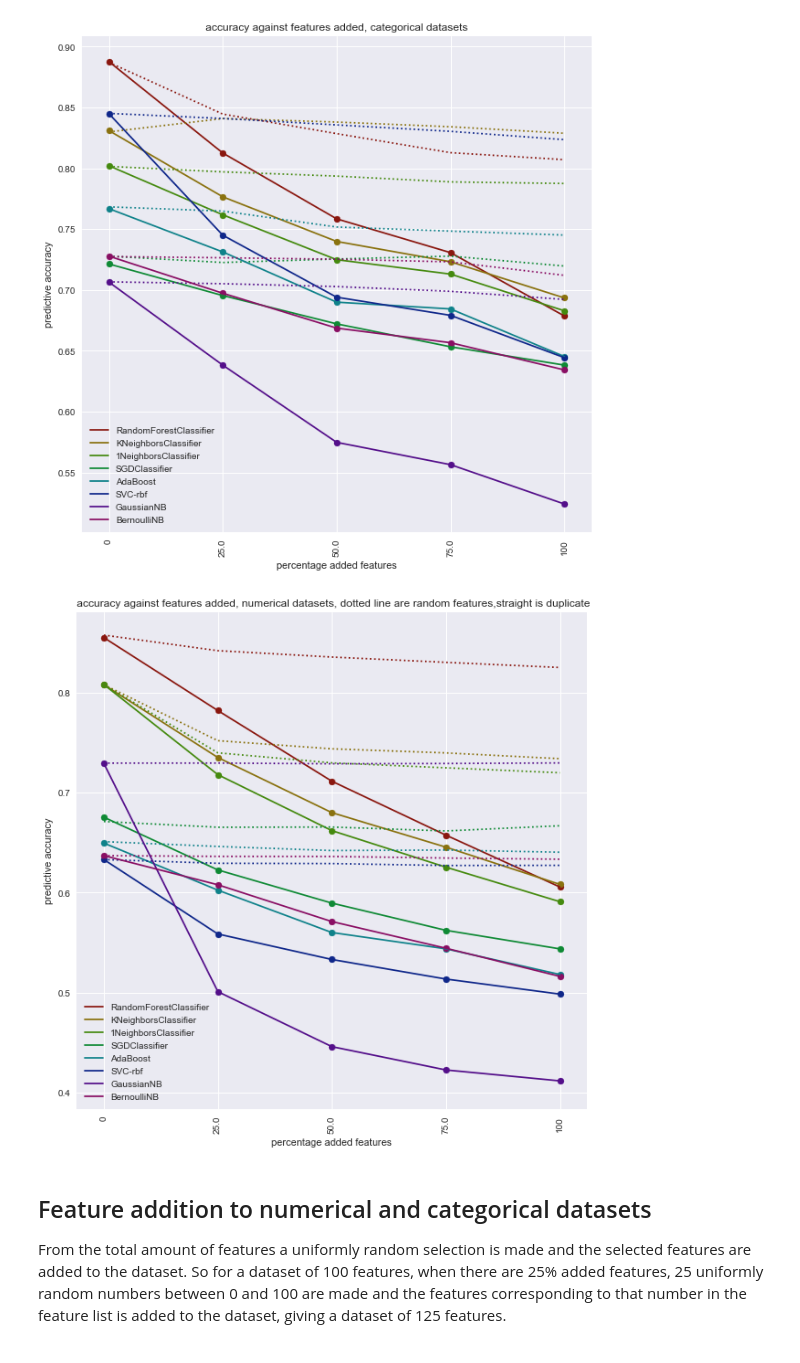
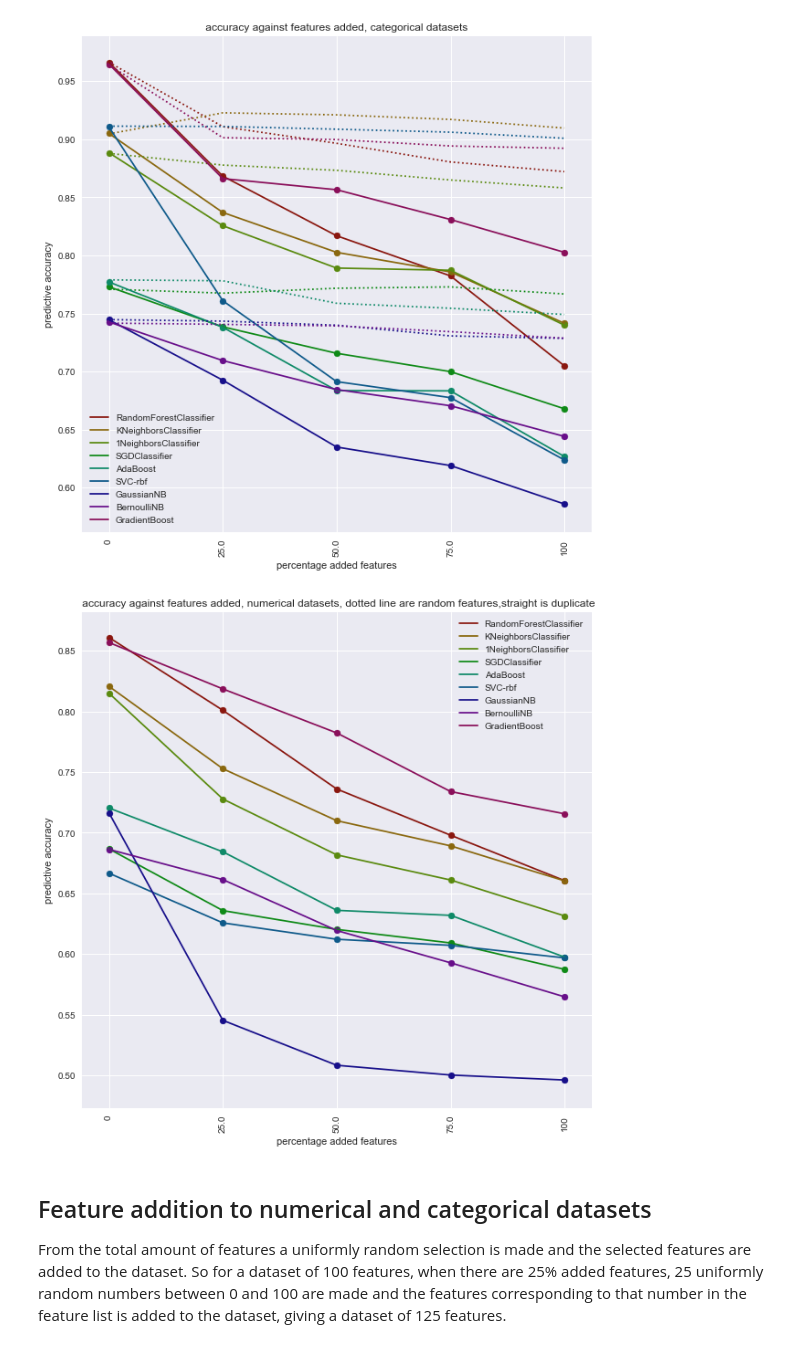
Before and after one commit to lieeuwos/Primitive_annotations, a Jupyter notebook: Showing.ipynb, the cells around one changed output. Drawn from its saved outputs; the diff is of its cells as text; code cells hidden in the pictures.

Commit message:
Added: GradientBooster

```diff
--- a/Showing.ipynb
+++ b/Showing.ipynb
@@ -3,6 +3,7 @@ from completeRun import featureClf,cv_feature
 from preamble import *
 from LocalDatasets import saveDict,readDict,ScoresFromPredictions,read_features,readDict, read_duration,checkForExist
 import seaborn as sns
+from copy import copy
 plt.rcParams['savefig.dpi'] = 200
 Cat = [3,20, 21, 26, 333, 334, 335,40668, 4135, 4534, 469, 46, 50]
 amountList = [0.25,0.5,0.75,1]
@@ -12,26 +13,28 @@ for i in second:
     NonCat.append(i)
 
 cv = 10
-clfNames = [ 'RandomForestClassifier','KNeighborsClassifier', '1NeighborsClassifier', 'SGDClassifier', 'AdaBoost', 'SVC-rbf','GaussianNB', 'BernoulliNB']
+clfNames = [ 'RandomForestClassifier','KNeighborsClassifier', '1NeighborsClassifier', 'SGDClassifier', 'AdaBoost', 'SVC-rbf','GaussianNB', 'BernoulliNB','GradientBoost']
+ClfNames = ['GradientBoost']
 # %%
-typ = 3
-for did in NonCat:
-    for amount in amountList:
-        featureClf(did,cv,round(amount*(readDict(did)['NumberOfFeatures']-1)),typ)
-for did in Cat:
-    for amount in amountList:
-        featureClf(did,cv,round(amount*(readDict(did)['NumberOfFeatures']-1)),typ)
-amountList = [0,0.5,0.75,1,1.5,2,3,4,5,6]
+# typ = 3
+# for did in NonCat:
+#     for amount in amountList:
+#         featureClf(did,cv,round(amount*(readDict(did)['NumberOfFeatures']-1)),typ)
+# for did in Cat:
+#     for amount in amountList:
+#         featureClf(did,cv,round(amount*(readDict(did)['NumberOfFeatures']-1)),typ)
+amountList = [0.1,0.25,0.3,0.4,0.5,0.6,0.7,0.8,0.9,1,1.5,2,3,4,5,6]
 for amount in amountList:
     for did in NonCat:
         cv_feature(did,cv,amount)
-amountList = [0.5,0.6,0.7,0.75,0.8,0.9,1,2,3,4,5,6]
-for amount in amountList:
-    for did in Cat:
-        cv_feature(did,cv,amount)
+# amountList = [0.5,0.6,0.7,0.75,0.8,0.9,1,2,3,4,5,6]
+# for amount in amountList:
+#     for did in Cat:
+#         cv_feature(did,cv,amount)
 # %%
 
 didList = Cat
+didList = [3,20, 21, 26, 333, 334, 335]
 scores = []
 scores2 = []
 amountList = [0.25,0.5,0.75,1]
@@ -44,7 +47,7 @@ for i,did in enumerate(didList):
         score1 = []
         score2 = []
         for amount in amountList:
-            if not checkForExist(func,clfName,did,round(amount*(readDict(did)['NumberOfFeatures']-1))) and checkForExist(func2,clfName,did,round(amount*(readDict(did)['NumberOfFeatures']-1))):
+            if not checkForExist(func,clfName,did,round(amount*(readDict(did)['NumberOfFeatures']-1))) or not checkForExist(func2,clfName,did,round(amount*(readDict(did)['NumberOfFeatures']-1))):
                 print(func,clfName,amount,did)
             score1.append(read_features(func,clfName,did,round(amount*(readDict(did)['NumberOfFeatures']-1))))
             score2.append(read_features(func2,clfName,did,round(amount*(readDict(did)['NumberOfFeatures']-1))))
@@ -67,46 +70,47 @@ for k,x in enumerate(scores):
             score2[j][i+1] = score2[j][i+1] + (scores[k][j][i][1])/len(didList)
             score3[j][0] = score3[j][0] + (scores2[k][j][i][0])/(len(didList)*len(amountList))
             score3[j][i+1] = score3[j][i+1] + (scores2[k][j][i][1])/len(didList)
-amountList = [0,0.25,0.5,0.75,1]
-amountList2 = [25,50,75,100]
+
 for i,x in enumerate(amountList):
     amountList[i] = x*100
+amountList2 = copy(amountList)
+amountList.insert(0,0)
 x_axis = amountList
 fig, ax = plt.subplots()
 _=plt.title(' accuracy against features added, categorical datasets ' )
 cl = sns.hls_palette(len(score1), l=.3, s=.8)
 for i in range(0,len(clfNames)):
 #     _=ax.plot(amountList2, score1[i], color = cl[i])
     _=ax.plot(x_axis, score2[i],label=clfNames[i], color = cl[i])
     _=ax.scatter(x_axis, score2[i], color = cl[i])
     _=ax.plot(x_axis, score3[i], color = cl[i],ls = ':')
 _=plt.xticks(x_axis,x_axis ,rotation='vertical')
 _=plt.ylabel('predictive accuracy')
 _=plt.xlabel('percentage added features')
 fig.set_figheight(10)
 fig.set_figwidth(10)
 _=ax.legend()
 plt.show()
 listCatA = []
 listCatA2 = []
 for x,i in enumerate(score2):
     listCatA.append(i[0]-i[len(i)-1])
     listCatA2.append(score3[x][0]-score3[x][len(i)-1])
 listCatAR = []
 listCatAR2 = []
 for z,i in enumerate(score2):
     listCatAR.append(0)
     listCatAR2.append(0)
     for x,j in enumerate(i):
         if x > 0:
             listCatAR[z] = listCatAR[z] + (i[x-1]-i[x])/(x_axis[x]-x_axis[x-1])
             listCatAR2[z] = listCatAR2[z] + (score3[z][x-1]-score3[z][x])/(x_axis[x]-x_axis[x-1])
     listCatAR[z] = listCatAR[z]/len(amountList)*x_axis[x]
     listCatAR2[z] = listCatAR2[z]/len(amountList)*x_axis[x]
 # %% [output]
-[figure, old version]
+[figure, new version]
 # %%
-didList = NonCat
+didList = NonCat[:26]
 scores = []
 scores2 = []
 amountList = [0.25,0.5,0.75,1]
@@ -119,8 +123,8 @@ for i,did in enumerate(didList):
         score1 = []
         score2 = []
         for amount in amountList:
-            if not checkForExist(func,clfName,did,round(amount*(readDict(did)['NumberOfFeatures']-1))) and checkForExist(func2,clfName,did,round(amount*(readDict(did)['NumberOfFeatures']-1))):
-                print(func,clfName,amount,did)
+#             if not checkForExist(func,clfName,did,round(amount*(readDict(did)['NumberOfFeatures']-1))) or not checkForExist(func2,clfName,did,round(amount*(readDict(did)['NumberOfFeatures']-1))):
+#                 print(func,clfName,amount,did)
             score1.append(read_features(func,clfName,did,round(amount*(readDict(did)['NumberOfFeatures']-1))))
             score2.append(read_features(func2,clfName,did,round(amount*(readDict(did)['NumberOfFeatures']-1))))
         scores[i].append(score1)
@@ -143,11 +147,10 @@ for k,x in enumerate(scores):
             score2[j][i+1] = score2[j][i+1] + (scores[k][j][i][1])/len(didList)
             score3[j][0] = score3[j][0] + (scores2[k][j][i][0])/(len(didList)*len(amountList))
             score3[j][i+1] = score3[j][i+1] + (scores2[k][j][i][1])/len(didList)
-amountList = [0,0.25,0.5,0.75,1]
 for i,x in enumerate(amountList):
     amountList[i] = x*100
-
-amountList2 = [25,50,75,100]
+amountList2 = copy(amountList)
+amountList.insert(0,0)
 x_axis = amountList
 fig, ax = plt.subplots()
 _=plt.title(' accuracy against features added, numerical datasets, dotted line are random features,straight is duplicate' )
@@ -156,7 +159,7 @@ for i in range(0,len(clfNames)):
 #     _=ax.plot(amountList2, score1[i], color = cl[i],ls = ':')
     _=ax.plot(x_axis, score2[i],label=clfNames[i], color = cl[i])
     _=ax.scatter(x_axis, score2[i], color = cl[i])
-    _=ax.plot(amountList, score3[i], color = cl[i],ls = ':')
+#     _=ax.plot(amountList, score3[i], color = cl[i],ls = ':')
 _=plt.xticks(x_axis,x_axis ,rotation='vertical')
 _=plt.ylabel('predictive accuracy')
 _=plt.xlabel('percentage added features')
@@ -181,7 +184,7 @@ for z,i in enumerate(score2):
     listNumAR[z] = listNumAR[z]/len(amountList)*x_axis[x]
     listNumAR2[z] = listNumAR2[z]/len(amountList)*x_axis[x]
 # %% [output]
-[figure, old version]
+[figure, new version]
 # %% [markdown]
 ## Feature addition to numerical and categorical datasets
 From the total amount of features a uniformly random selection is made and the selected features are added to the dataset. So for a dataset of 100 features, when there are 25% added features, 25 uniformly random numbers between 0 and 100 are made and the features corresponding to that number in the feature list is added to the dataset, giving a dataset of 125 features.
```
Also changed, not shown: parts of 7 cells of this notebook, 2 other files.
